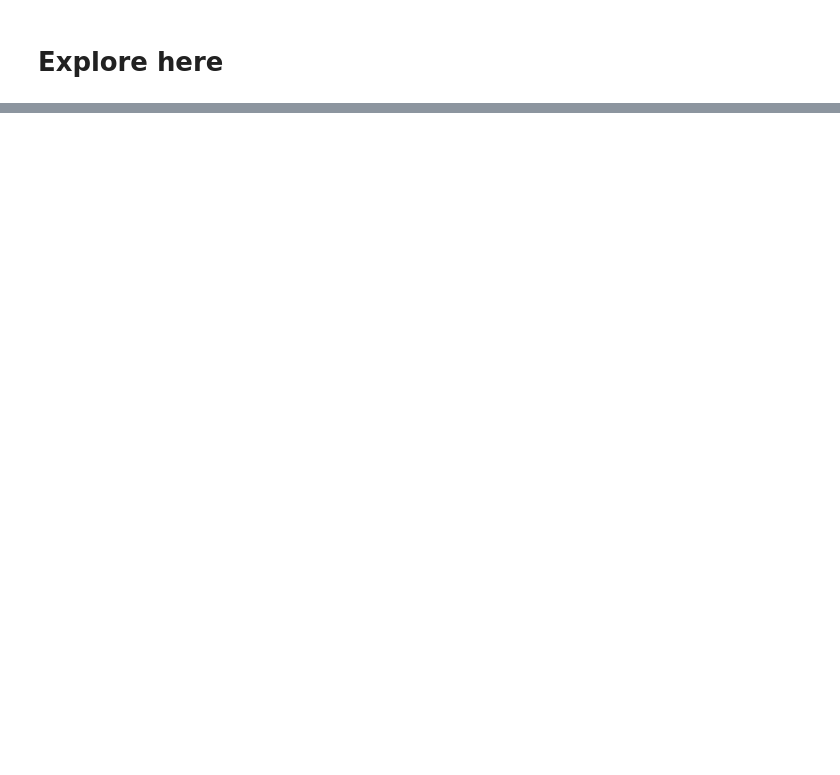
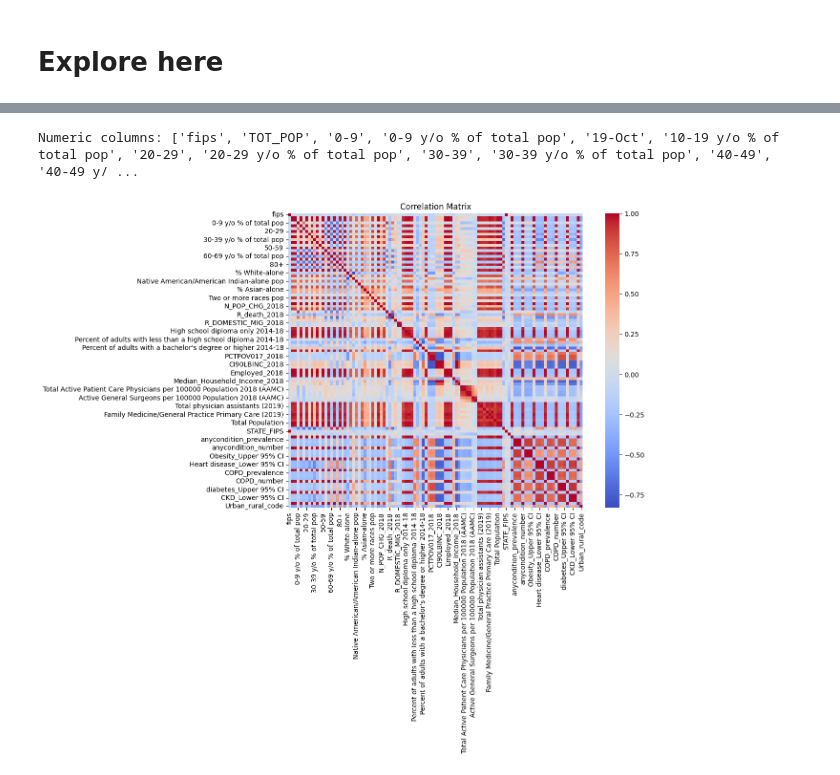
Before and after one commit to Mariarodrigues27/regularizedlinearregression, a Jupyter notebook: src/explore.ipynb, the cells around one changed output, grey strips where cells are left out. Cells and saved outputs as stored; diff of their text form; code cells hidden in the pictures; blank space fills up the shorter version.

```diff
--- a/src/explore.ipynb
+++ b/src/explore.ipynb
@@ -159,0 +39,7 @@ Heart disease_number
+# %%
+numeric_columns = total_data.select_dtypes(include=['float64', 'int64']).columns.tolist()
+
+# Optionally, print the numeric columns to verify
+print("Numeric columns:", numeric_columns)
+# %% [output]
+Numeric columns: ['fips', 'TOT_POP', '0-9', '0-9 y/o % of total pop', '19-Oct', '10-19 y/o % of total pop', '20-29', '20-29 y/o % of total pop', '30-39', '30-39 y/o % of total pop', '40-49', '40-49 y/ ...
@@ -159,0 +48,35 @@ Heart disease_number
+# %%
+import pandas as pd
+import matplotlib.pyplot as plt
+import seaborn as sns
+import math
+
+# Load the data (if not already loaded)
+total_data = pd.read_csv("https://raw.githubusercontent.com/4GeeksAcademy/regularized-linear-regression-project-tutorial/main/demographic_health_data.csv", sep=",")
+total_data = total_data.drop_duplicates().reset_index(drop=True)
+
+# Select numeric columns
+numeric_columns = total_data.select_dtypes(include=['float64', 'int64']).columns.tolist()
+
+# Drop rows with NaN values in numeric columns
+total_data_clean = total_data[numeric_columns].dropna()
+
+# Determine number of rows and columns for subplots
+num_cols = 3  # Set the number of columns you want
+num_rows = math.ceil(len(numeric_columns) / num_cols)
+
+plt.figure(figsize=(num_cols * 5, num_rows * 4))  # Adjusting figure size based on rows and columns
+for i, column in enumerate(numeric_columns):
+    plt.subplot(num_rows, num_cols, i + 1)
+    sns.histplot(total_data_clean[column], bins=15, kde=True)
+    plt.title(column)
+plt.tight_layout()
+plt.show()
+# %%
+correlation_matrix = total_data[numeric_columns].corr()
+plt.figure(figsize=(12, 8))
+sns.heatmap(correlation_matrix, annot=False, fmt=".2f", cmap="coolwarm", square=True)
+plt.title('Correlation Matrix')
+plt.show()
+# %% [output]
+[figure, added]
```
Also changed, not shown: parts of 33 cells of this notebook, 1 other file.
